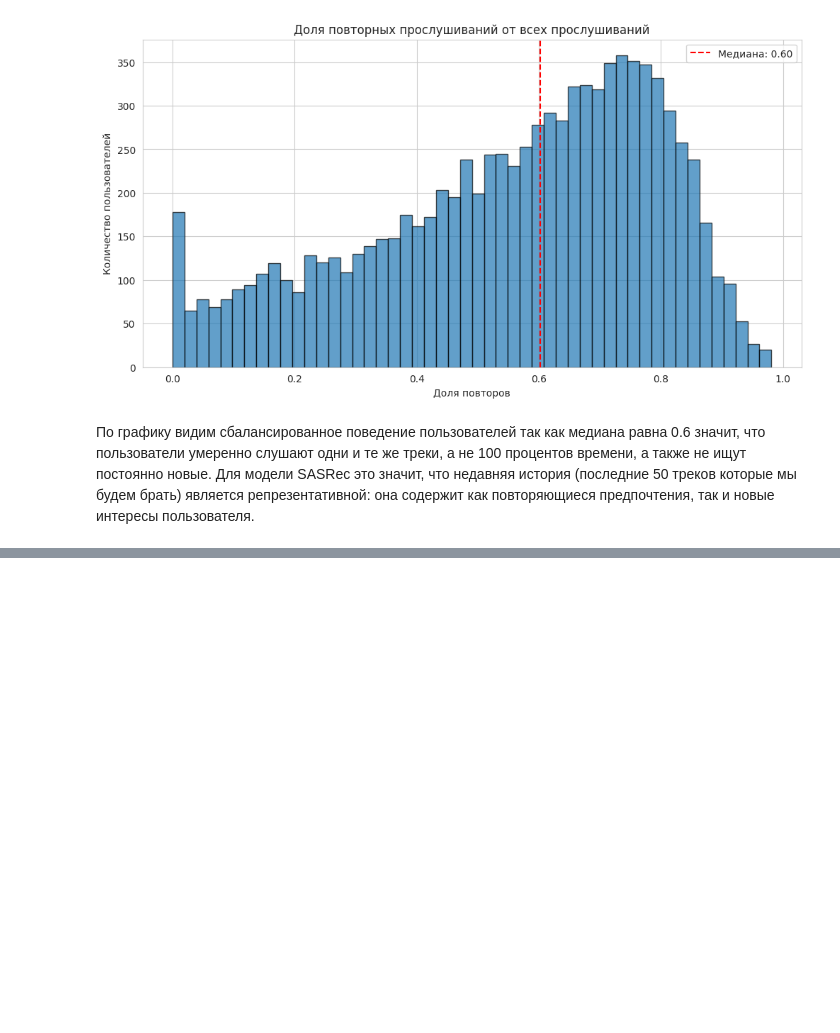
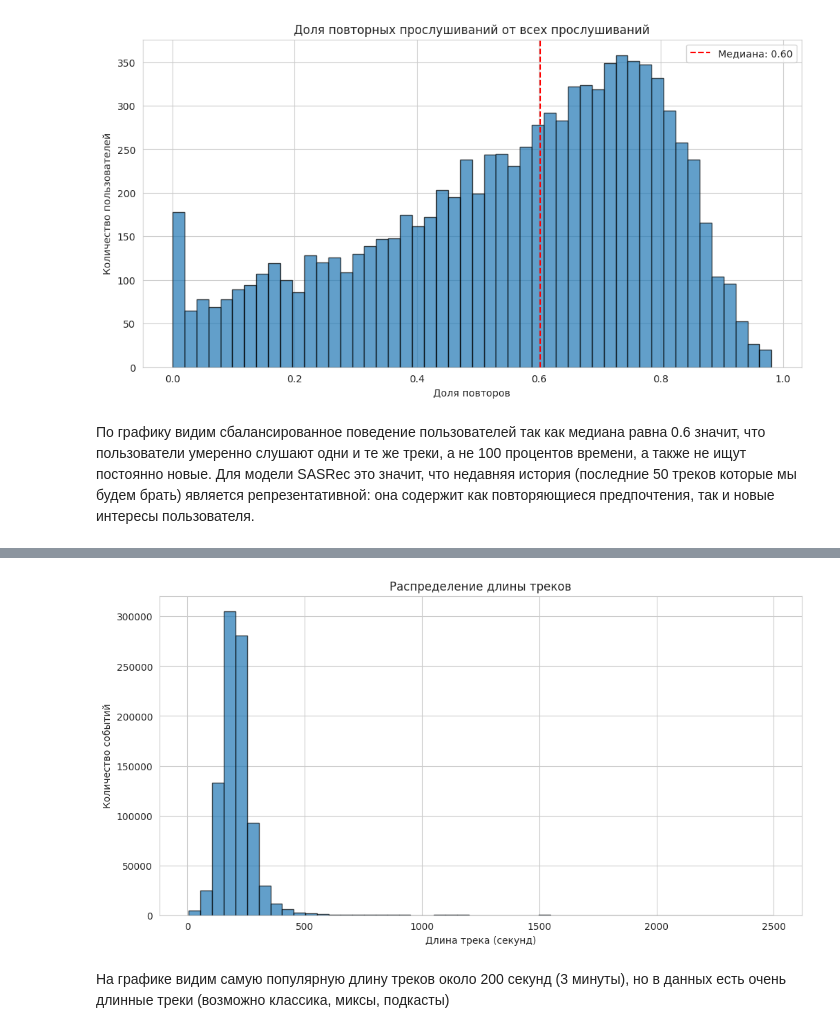
Before and after one commit to Katerina676/sasrec-ebs-recommender, a Jupyter notebook: eda_analytics.ipynb, the cells around one changed output, grey strips where cells are left out. Cells and saved outputs as stored; diff of their text form; code cells hidden in the pictures; blank space fills up the shorter version.

Commit message:
закончили анализ данных и создание preprocessing

```diff
--- a/eda_analytics.ipynb
+++ b/eda_analytics.ipynb
@@ -110,0 +131,15 @@ plt.show()
+# %%
+all_lengths = []
+for lengths in df['track_length_seconds']:
+    sample = lengths[:100] if len(lengths) > 100 else lengths
+    all_lengths.extend([float(l) for l in sample])
+
+plt.hist(all_lengths, bins=50, edgecolor='black', alpha=0.7)
+plt.title('Распределение длины треков')
+plt.xlabel('Длина трека (секунд)')
+plt.ylabel('Количество событий')
+plt.show()
+# %% [output]
+[figure, added]
+# %% [markdown]
+На графике видим самую популярную длину треков около 200 секунд (3 минуты), но в данных есть очень длинные треки (возможно классика, миксы, подкасты)
```
Also changed, not shown: parts of 5 cells of this notebook, 1 other file.
